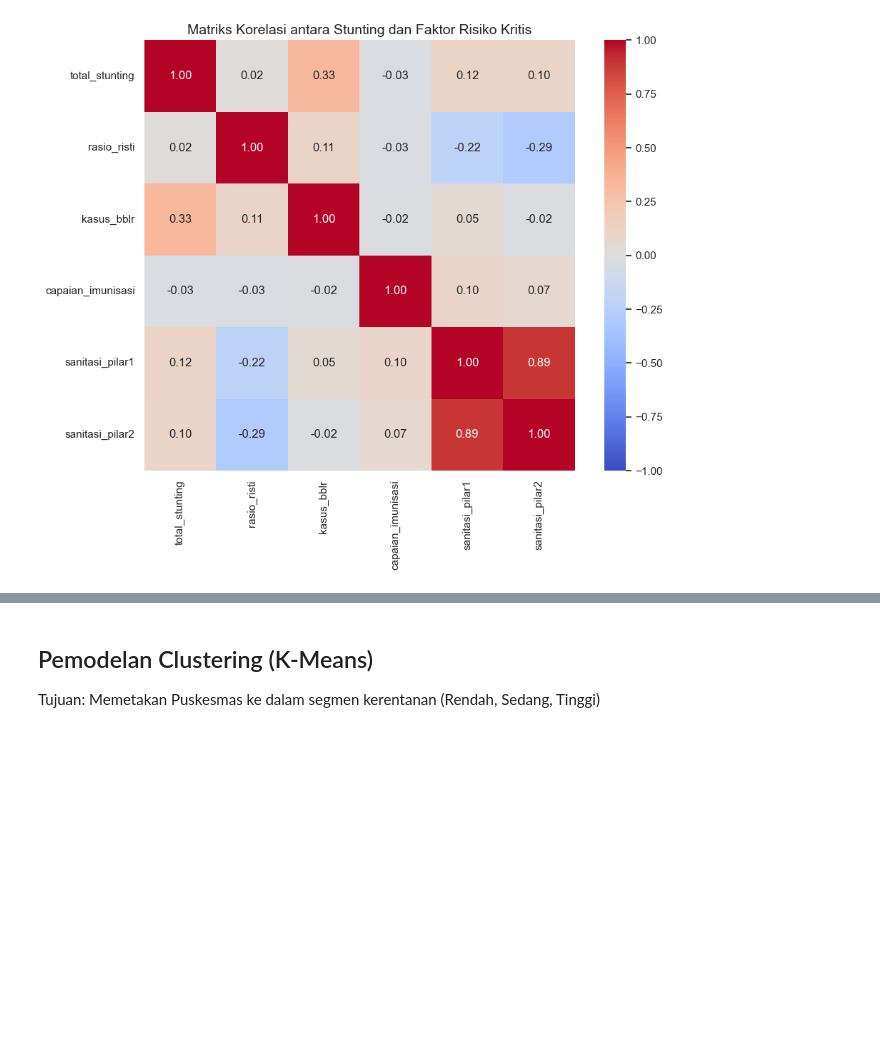
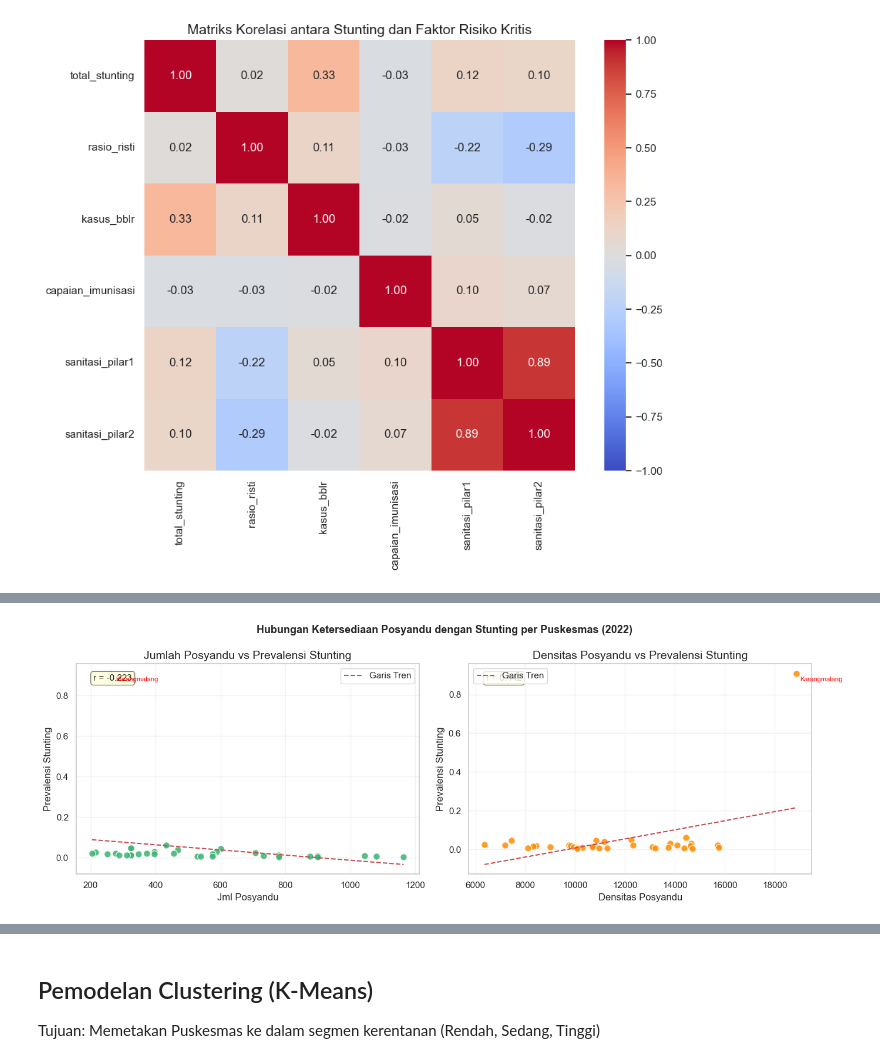
Before and after one commit to Amudixp/II4013_Tugas-Besar-G10, a Jupyter notebook: pipeline/05_eda_and_modeling.ipynb, the cells around one changed output, grey strips where cells are left out. Drawn from its saved outputs; the diff is of its cells as text; code cells hidden in the pictures; blank space fills up the shorter version.

```diff
--- a/pipeline/05_eda_and_modeling.ipynb
+++ b/pipeline/05_eda_and_modeling.ipynb
@@ -75,0 +141,33 @@ Passing `palette` without assigning `hue` is deprecated and will be removed in v
+# %%
+# Posyandu vs Stunting
+df_pos = df_yearly.dropna(subset=['jml_posyandu', 'prevalensi_stunting', 'densitas_posyandu']).copy()
+
+fig, axes = plt.subplots(1, 2, figsize=(14, 5))
+fig.suptitle('Hubungan Ketersediaan Posyandu dengan Stunting per Puskesmas (2022)', fontsize=13, fontweight='bold')
+
+for ax, xcol, color, title in [
+    (axes[0], 'jml_posyandu',     'mediumseagreen', 'Jumlah Posyandu vs Prevalensi Stunting'),
+    (axes[1], 'densitas_posyandu', 'darkorange',     'Densitas Posyandu vs Prevalensi Stunting'),
+]:
+    ax.scatter(df_pos[xcol], df_pos['prevalensi_stunting'],
+               color=color, s=70, alpha=0.85, edgecolors='white')
+    z = np.polyfit(df_pos[xcol], df_pos['prevalensi_stunting'], 1)
+    x_r = np.linspace(df_pos[xcol].min(), df_pos[xcol].max(), 100)
+    ax.plot(x_r, np.poly1d(z)(x_r), 'r--', linewidth=1.5, label='Garis Tren')
+    r = df_pos[xcol].corr(df_pos['prevalensi_stunting'])
+    ax.text(0.05, 0.92, f'r = {r:.3f}', transform=ax.transAxes, fontsize=11,
+            bbox=dict(boxstyle='round,pad=0.3', facecolor='lightyellow', edgecolor='gray'))
+    km = df_pos[df_pos['puskesmas'] == 'KARANGMALANG']
+    if not km.empty:
+        ax.annotate('Karangmalang', (km[xcol].values[0], km['prevalensi_stunting'].values[0]),
+                    textcoords='offset points', xytext=(5, -10), fontsize=8, color='red')
+    ax.set_xlabel(xcol.replace('_', ' ').title())
+    ax.set_ylabel('Prevalensi Stunting')
+    ax.set_title(title)
+    ax.legend(); ax.grid(alpha=0.25)
+
+plt.tight_layout()
+plt.savefig('../docs/posyandu_vs_stunting.png', dpi=150, bbox_inches='tight')
+plt.show()
+# %% [output]
+[figure, added]
```
Also changed, not shown: parts of 4 cells of this notebook, 8 other files.
